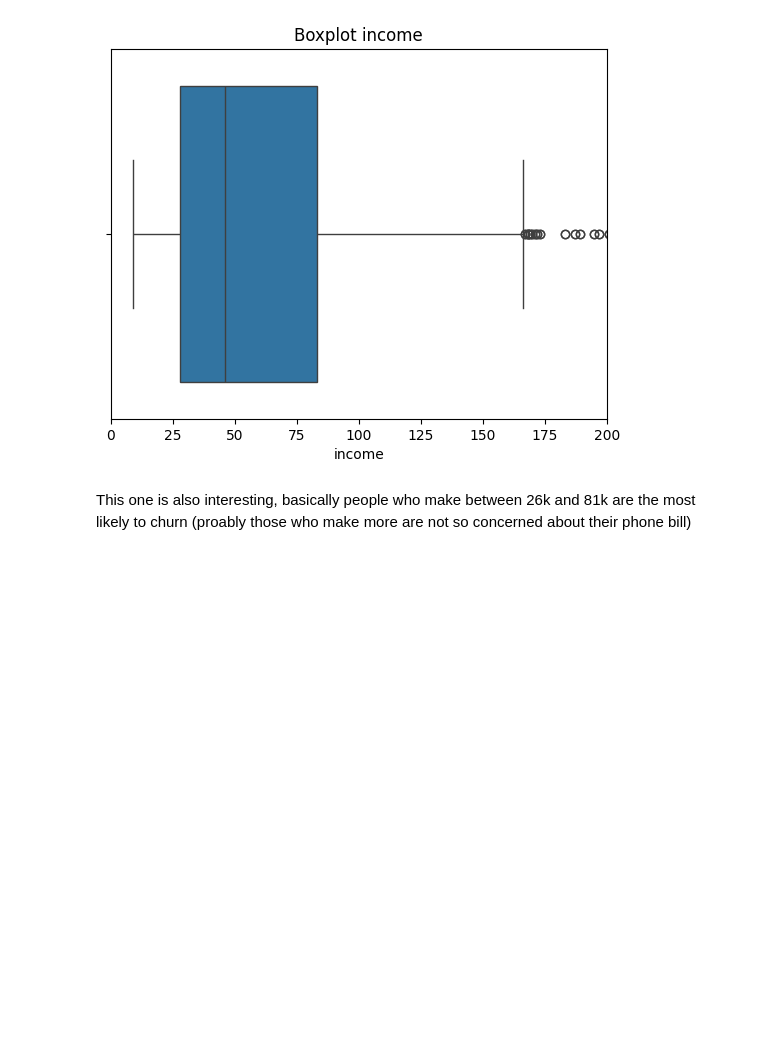
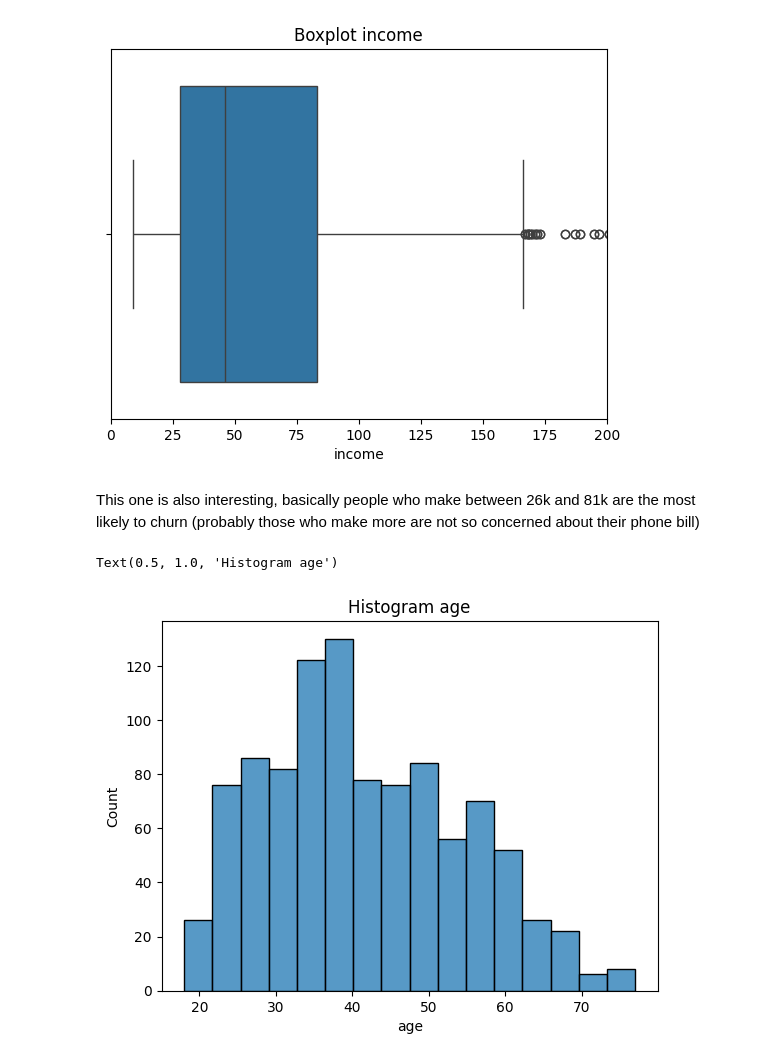
Before and after one commit to dallascaley/Business-Intelligence, a Jupyter notebook: ISO470_Assignment01.ipynb, the cells around one changed output. Saved outputs shown, nothing was run; the diff lists cells and outputs as text; code cells hidden in the pictures; blank space fills up the shorter version.

```diff
--- a/ISO470_Assignment01.ipynb
+++ b/ISO470_Assignment01.ipynb
@@ -244,4 +287,10 @@ snsplot.set_xlim(0, 200)
 (0.0, 200.0)
 [figure]
 # %% [markdown]
-This one is also interesting, basically people who make between 26k and 81k are the most likely to churn (proably those who make more are not so concerned about their phone bill)
+This one is also interesting, basically people who make between 26k and 81k are the most likely to churn (probably those who make more are not so concerned about their phone bill)
+# %%
+snsplot = sns.histplot(x='age', data = customer_churn)
+snsplot.set_title('Histogram age')
+# %% [output]
+Text(0.5, 1.0, 'Histogram age')
+[figure, added]
```
Also changed, not shown: parts of 19 cells of this notebook.
